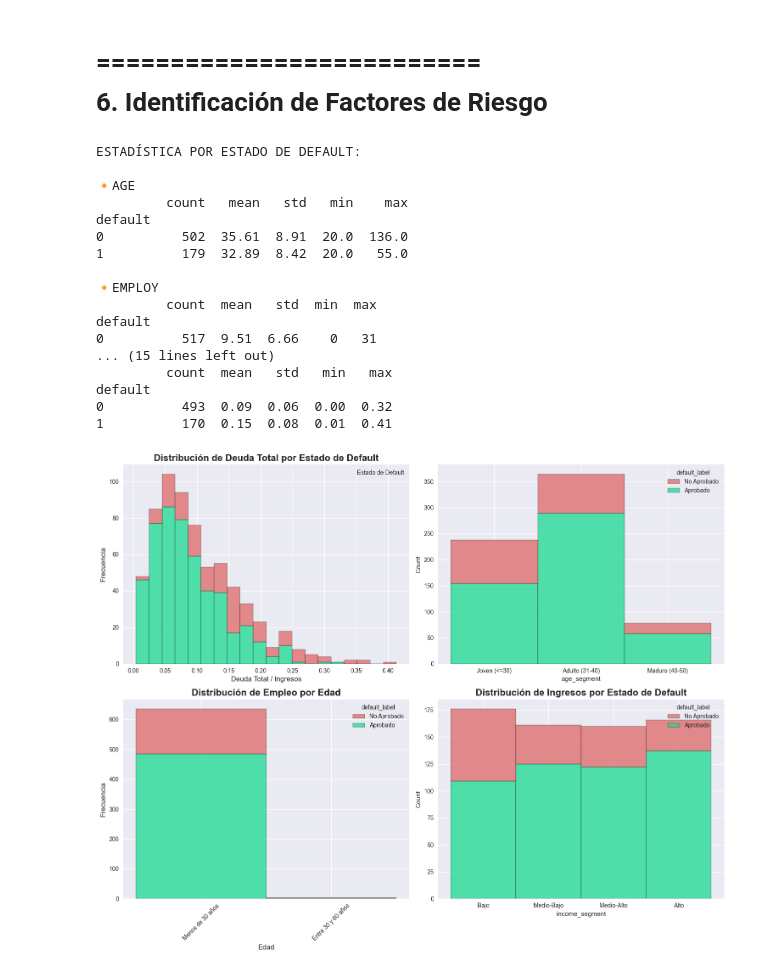
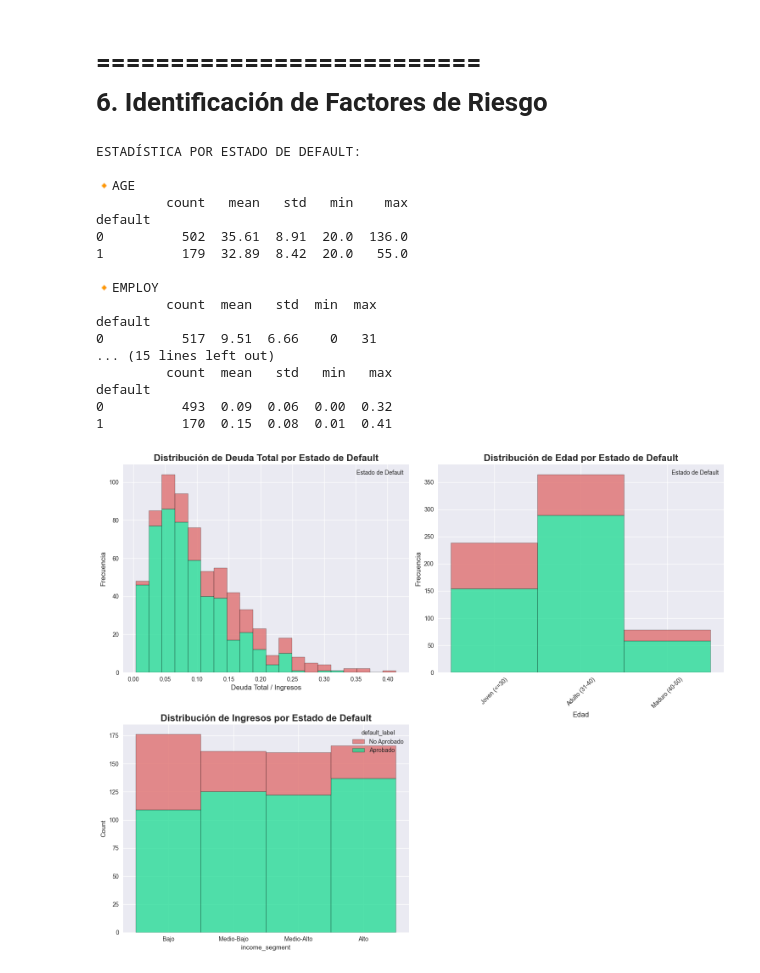
Before and after one commit to beyondAnalysIs/bank_loan, a Jupyter notebook: bank_loan_report.ipynb, the cells around one changed output. Drawn from its saved outputs; the diff is of its cells as text; code cells hidden in the pictures.

```diff
--- a/bank_loan_report.ipynb
+++ b/bank_loan_report.ipynb
@@ -281,10 +287,11 @@ df['income_segment'] = pd.qcut(
 )
 
 # Segmento por Empleo
-df['employ_segment'] = pd.cut(
-    df['employ'],
-    bins=[0, 30,60,100],
-    labels=['Menos de 30 años', 'Entre 30 y 60 años', 'Más de 60 años']
+df['creddebt_segment'] = pd.cut(
+    df['creddebt'],
+    bins=[0, 10000,10000000,27000000],
+    labels=['Bajo', 'Medio', 'Alto']
+
 )
 
 # Análisis por segmentos
@@ -363,14 +370,14 @@ sns.histplot(
     ax=ax[0,1],
     palette=["#de6767", "#1bda91"]
 )
-ax[1,0].set_title(
+ax[0,1].set_title(
     'Distribución de Edad por Estado de Default',
     fontsize=16, fontweight='bold'
 )
-ax[1,0].set_xlabel('Edad', fontsize=12)
-ax[1,0].set_ylabel('Frecuencia', fontsize=12)
-ax[1,0].tick_params(axis='x', rotation=45)
-ax[1,0].legend(title='Estado de Default', loc='upper right')
+ax[0,1].set_xlabel('Edad', fontsize=12)
+ax[0,1].set_ylabel('Frecuencia', fontsize=12)
+ax[0,1].tick_params(axis='x', rotation=45)
+ax[0,1].legend(title='Estado de Default', loc='upper right')
 
 # grafica de ingresos por default
 sns.histplot(
@@ -378,47 +385,36 @@ sns.histplot(
     x='income_segment',
     hue='default_label',
     multiple='stack',
-    ax=ax[1,1],
+    ax=ax[1,0],
     palette=["#de6767", "#1bda91"]
 )
 
-ax[1,1].set_title(
+ax[1,0].set_title(
     'Distribución de Ingresos por Estado de Default',
     fontsize=16, fontweight='bold'
 )
 
-# ignorar subplot no utilizado
-sns.histplot(
-    data=df,
-    x='employ_segment',
-    hue='default_label',
-    multiple='stack',
-    ax=ax[1,0],
-    palette=["#de6767", "#1bda91"]
-)
-ax[1,0].set_title(
-    'Distribución de Empleo por Edad',
-    fontsize=16, fontweight='bold'
-)
+# grafica de credito por default
+ax[1,1].set_visible(False)
 
 plt.tight_layout()
 plt.show()
 # %% [output]
 ESTADÍSTICA POR ESTADO DE DEFAULT:
 
 🔸AGE
          count   mean   std   min    max
 default
 0          502  35.61  8.91  20.0  136.0
 1          179  32.89  8.42  20.0   55.0
 
 🔸EMPLOY
          count  mean   std  min  max
 default
 0          517  9.51  6.66    0   31
 ... (15 lines left out)
          count  mean   std   min   max
 default
 0          493  0.09  0.06  0.00  0.32
 1          170  0.15  0.08  0.01  0.41
-[figure, old version]
+[figure, new version]
```
Also changed, not shown: parts of 1 cell of this notebook.
